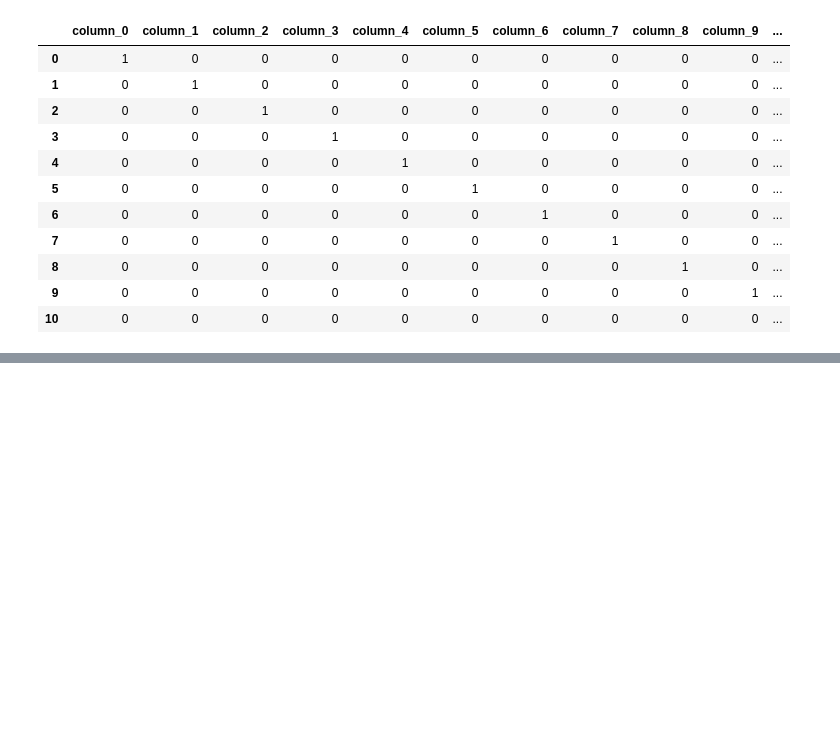
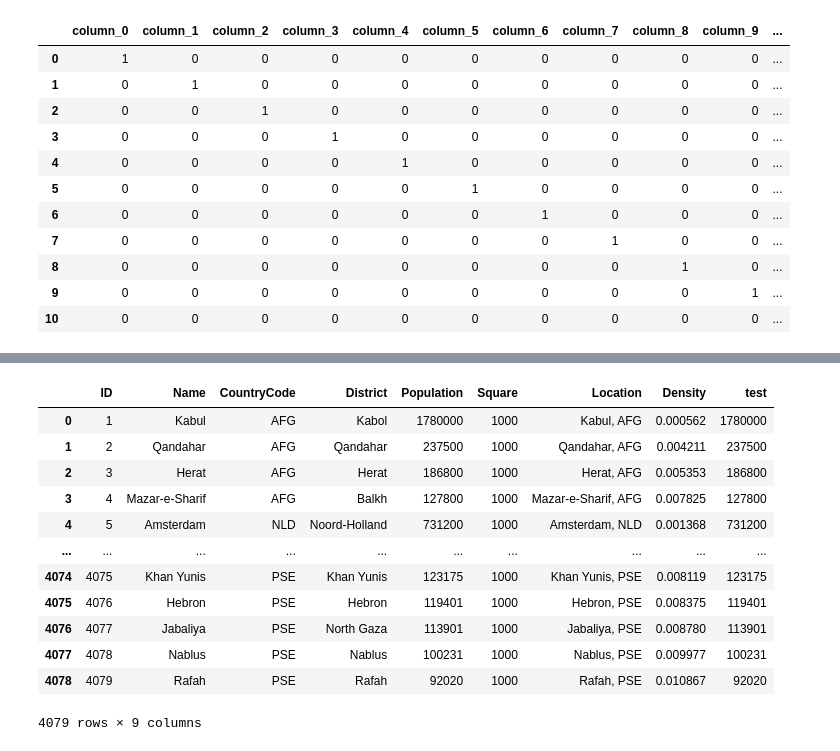
Before and after one commit to dolgovd/python, a Jupyter notebook: Data-Analysis/DataFrame.ipynb, the cells around one changed output, grey strips where cells are left out. Cells and saved outputs as stored; diff of their text form; code cells hidden in the pictures; blank space fills up the shorter version.

```diff
--- a/Data-Analysis/DataFrame.ipynb
+++ b/Data-Analysis/DataFrame.ipynb
@@ -398,0 +500,3 @@ pd.get_dummies(list(range(11)), prefix='column')
+# %%
+cities_df = pd.read_csv('city.csv', sep = ';')
+cities_df
@@ -398,0 +519,3 @@ pd.get_dummies(list(range(11)), prefix='column')
+# %%
+cities_df['Square'] = 1000
+cities_df
@@ -398,0 +536,17 @@ pd.get_dummies(list(range(11)), prefix='column')
+# %%
+cities_df['test'] = cities_df.Population
+cities_df
+# %% [output]
+|  | ID | Name | CountryCode | District | Population | Square | Location | Density | test |
+| 0 | 1 | Kabul | AFG | Kabol | 1780000 | 1000 | Kabul, AFG | 0.000562 | 1780000 |
+| 1 | 2 | Qandahar | AFG | Qandahar | 237500 | 1000 | Qandahar, AFG | 0.004211 | 237500 |
+| 2 | 3 | Herat | AFG | Herat | 186800 | 1000 | Herat, AFG | 0.005353 | 186800 |
+| 3 | 4 | Mazar-e-Sharif | AFG | Balkh | 127800 | 1000 | Mazar-e-Sharif, AFG | 0.007825 | 127800 |
+| 4 | 5 | Amsterdam | NLD | Noord-Holland | 731200 | 1000 | Amsterdam, NLD | 0.001368 | 731200 |
+| ... | ... | ... | ... | ... | ... | ... | ... | ... | ... |
+| 4074 | 4075 | Khan Yunis | PSE | Khan Yunis | 123175 | 1000 | Khan Yunis, PSE | 0.008119 | 123175 |
+| 4075 | 4076 | Hebron | PSE | Hebron | 119401 | 1000 | Hebron, PSE | 0.008375 | 119401 |
+| 4076 | 4077 | Jabaliya | PSE | North Gaza | 113901 | 1000 | Jabaliya, PSE | 0.008780 | 113901 |
+| 4077 | 4078 | Nablus | PSE | Nablus | 100231 | 1000 | Nablus, PSE | 0.009977 | 100231 |
+| 4078 | 4079 | Rafah | PSE | Rafah | 92020 | 1000 | Rafah, PSE | 0.010867 | 92020 |
+4079 rows × 9 columns
```
Also changed, not shown: parts of 29 cells of this notebook.
